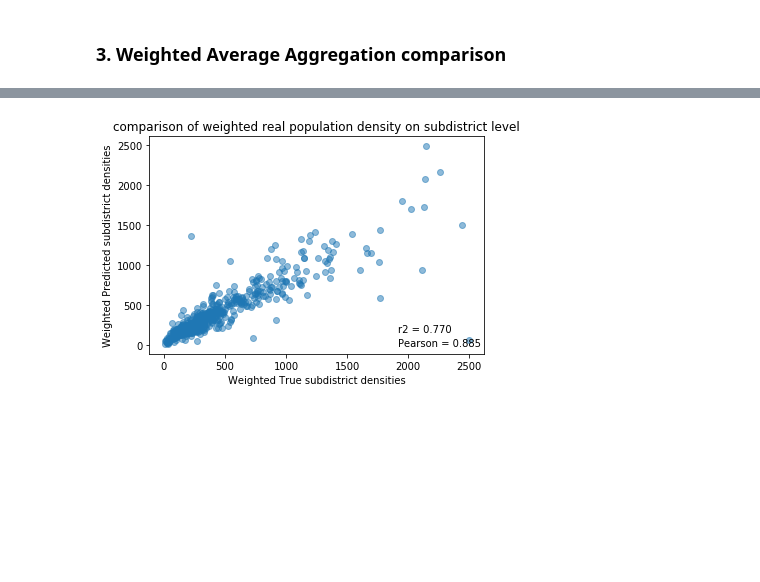
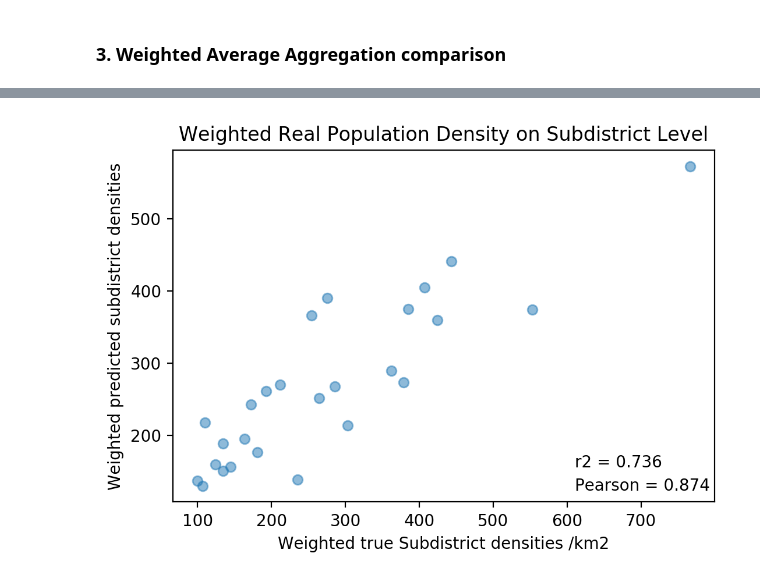
Before and after one commit to huwenjie333/cnn-population-mapping, a Jupyter notebook: code/evaluate_general.ipynb, the cells around one changed output, grey strips where cells are left out. Cells and saved outputs as stored; diff of their text form; code cells hidden in the pictures; blank space fills up the shorter version.

```diff
--- a/code/evaluate_general.ipynb
+++ b/code/evaluate_general.ipynb
@@ -24,11 +24,11 @@ import data_input_jpg as dataset
 # import vgg_shallow_combo as vgg
 from tensorflow.contrib.slim.python.slim.nets import vgg
 ISCOMBO = False
-# ANNOS_CSV = '/home/timhu/data/state24_jpgpaths_clean_17k_May17.csv'
-ANNOS_CSV = '/home/timhu/data/all_jpgpaths_clean_538k_May17.csv'
+ANNOS_CSV = '/home/timhu/data/state24_jpgpaths_clean_17k_May17.csv'
+# ANNOS_CSV = '/home/timhu/data/all_jpgpaths_clean_538k_May17.csv'
 DATA = 's1' #l8s1, l8, s1
 JPG_DIR = '/home/timhu/data/all_jpg/'
-LOG_DIR = '/home/timhu/logs/regression_s1_allstate_lr-5_decay-1_wd5e-3_drop08_vgg_Jul28'
+LOG_DIR = '/home/timhu/logs/regression_s1_state24_lr-5_decay-1_wd5e-3_drop08_vgg_Jul27'
 IMAGE_HEIGHT = 224
 IMAGE_WIDTH = 224
 IMAGE_CHANNEL = 3
@@ -174,3 +160,5 @@ df_res.head()
 df_res.to_csv(LOG_DIR + '.csv')
 # %% [markdown]
 ## Evaluation Plots/Stats
+# %%
+df_res = pd.read_csv(LOG_DIR + '.csv')
@@ -235,18 +246,18 @@ df_weighted_sum.head()
 # %%
 true_subdistrict_vals = df_weighted_sum.secc_pop_density.values
 pred_subdistrict_vals = df_weighted_sum.pred_pop_density.values
-
-plt.title("comparison of weighted real population density on subdistrict level")
-plt.ylabel("Weighted Predicted subdistrict densities")
-plt.xlabel("Weighted True subdistrict densities")
+plt.figure(dpi=200)
+plt.title("Weighted Real Population Density on Subdistrict Level")
+plt.ylabel("Weighted predicted subdistrict densities")
+plt.xlabel("Weighted true Subdistrict densities /km2")
 r2 = r2_score(true_subdistrict_vals, pred_subdistrict_vals)
 p = pearsonr(true_subdistrict_vals, pred_subdistrict_vals)[0]
 plt.figtext(0.7, 0.2, "r2 = %.3f" % r2)
 plt.figtext(0.7, 0.15, "Pearson = %.3f" % p)
 plt.scatter(true_subdistrict_vals, pred_subdistrict_vals, alpha=0.5)
 plt.show()
 # %% [output]
-[figure, old version]
+[figure, new version]
 # %%
 true_subdistrict_vals = df_weighted_sum.secc_pop.values
 pred_subdistrict_vals = df_weighted_sum.pred_pop.values
```
Also changed, not shown: parts of 15 cells of this notebook, 1 other file.
